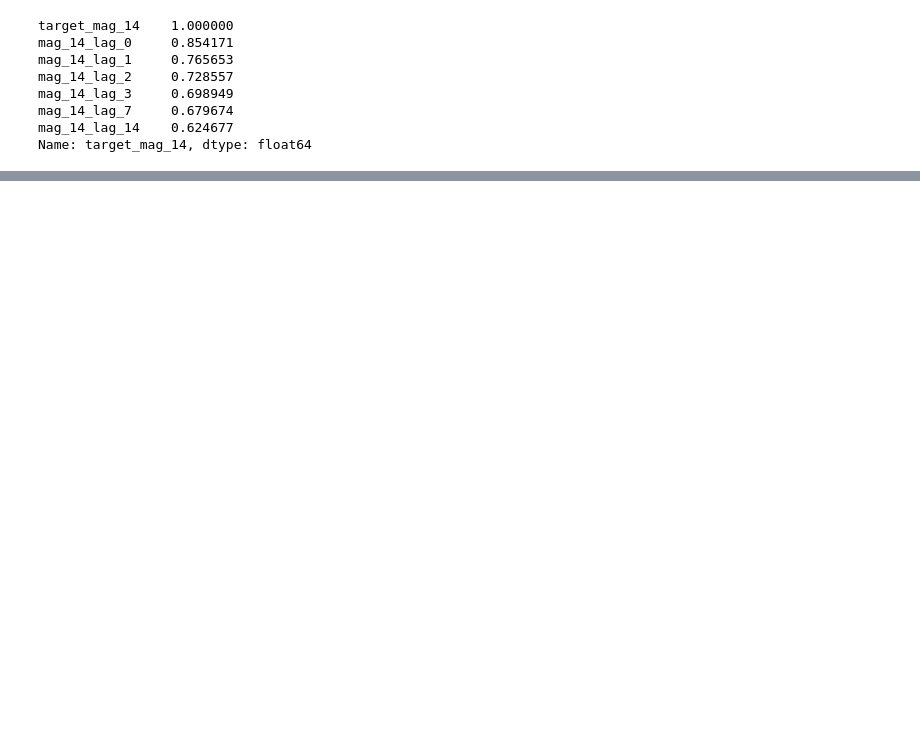
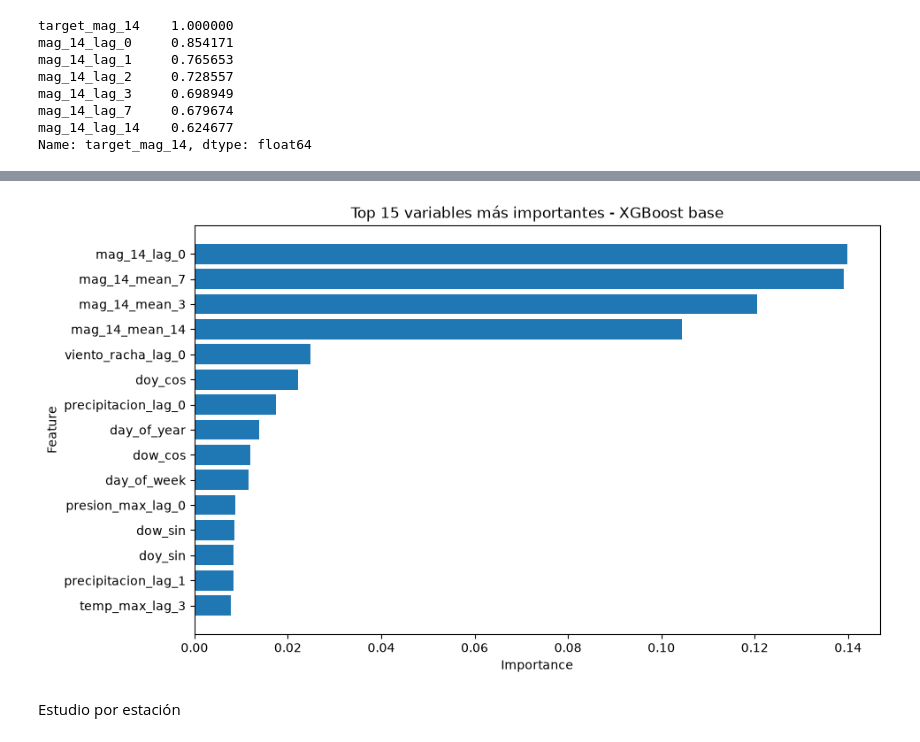
Before and after one commit to d-sba/TFM, a Jupyter notebook: src/models/xgboost/O3/xgboost_dani.ipynb, the cells around one changed output, grey strips where cells are left out. Saved outputs shown, nothing was run; the diff lists cells and outputs as text; code cells hidden in the pictures; blank space fills up the shorter version.

```diff
--- a/src/models/xgboost/O3/xgboost_dani.ipynb
+++ b/src/models/xgboost/O3/xgboost_dani.ipynb
@@ -221,0 +515,18 @@ NameError: name 'METEO_VARIABLES' is not defined
+# %%
+from xgboost import XGBRegressor
+
+xgb_model = XGBRegressor(
+    n_estimators=500,
+    learning_rate=0.05,
+    max_depth=6,
+    subsample=0.8,
+    colsample_bytree=0.8,
+    objective="reg:squarederror",
+    random_state=42,
+    n_jobs=-1
+)
+
+xgb_model.fit(
+    X_train,
+    y_train
+)
@@ -221,0 +596,11 @@ NameError: name 'METEO_VARIABLES' is not defined
+# %%
+feature_importance = (
+    pd.DataFrame({
+        "feature": feature_cols_xgb,
+        "importance": xgb_model.feature_importances_
+    })
+    .sort_values("importance", ascending=False)
+    .reset_index(drop=True)
+)
+
+print(feature_importance.head(20))
@@ -221,0 +625,19 @@ NameError: name 'METEO_VARIABLES' is not defined
+# %%
+top_features = feature_importance.head(15).sort_values("importance")
+
+plt.figure(figsize=(10, 6))
+
+plt.barh(
+    top_features["feature"],
+    top_features["importance"]
+)
+
+plt.xlabel("Importance")
+plt.ylabel("Feature")
+plt.title("Top 15 variables más importantes - XGBoost base")
+
+plt.show()
+# %% [output]
+[figure, added]
+# %% [markdown]
+Estudio por estación
```
Also changed, not shown: parts of 59 cells of this notebook, 3 other files.
